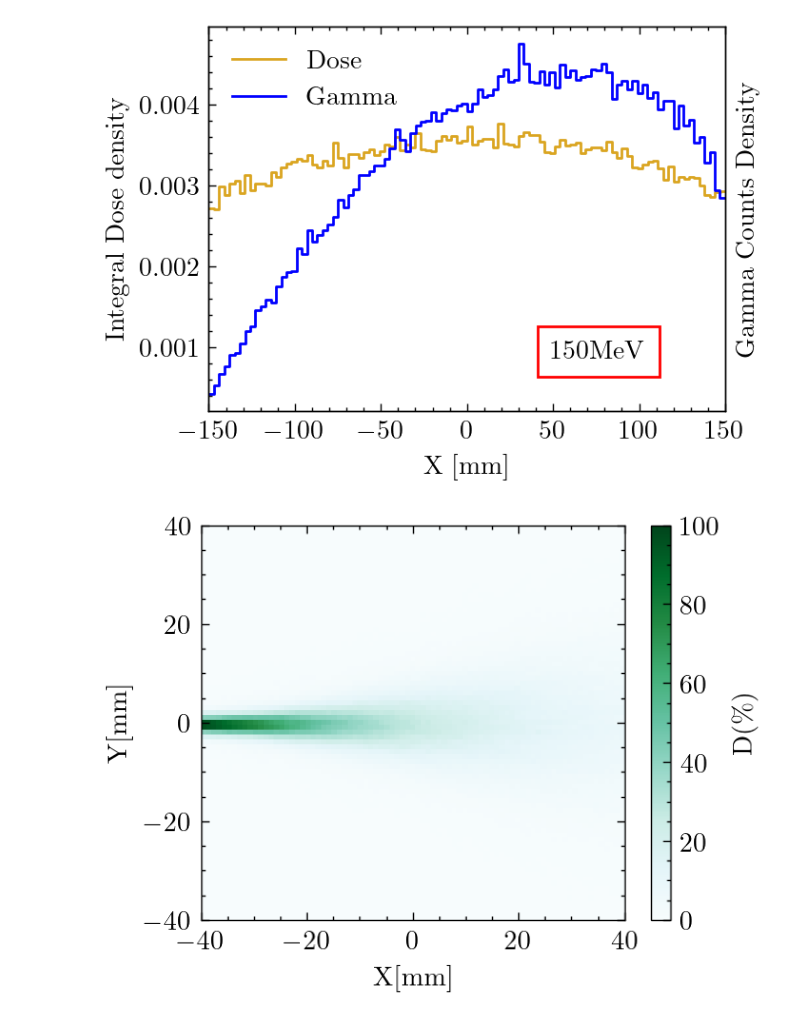
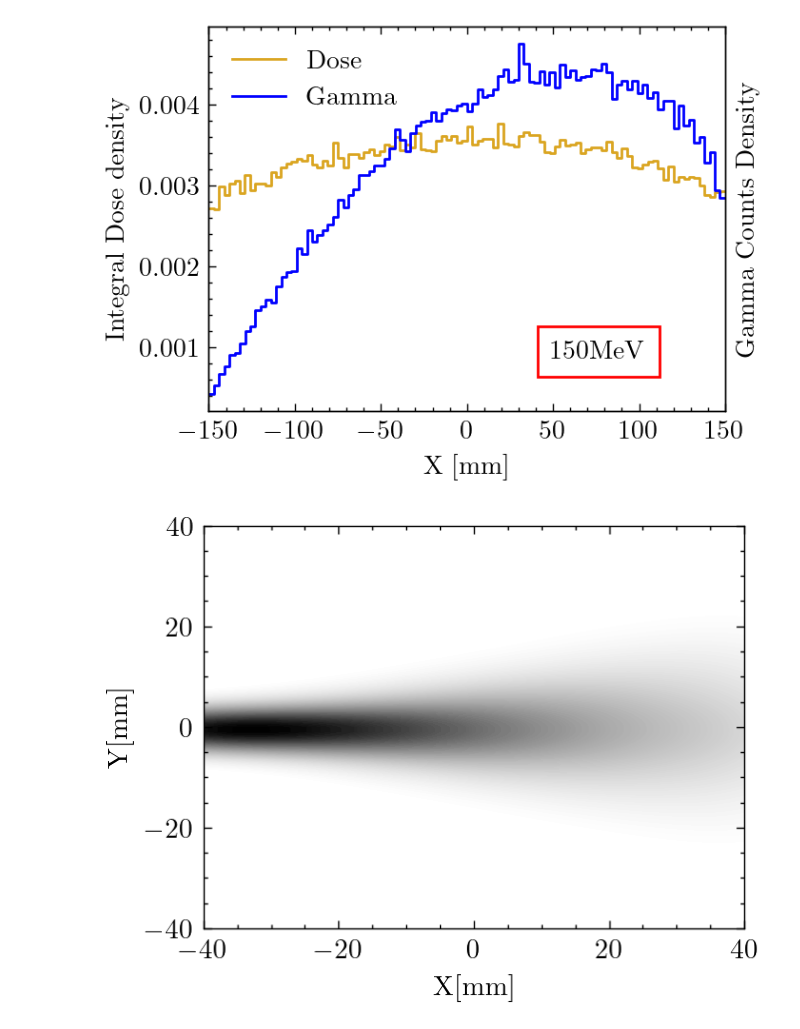
Before and after one commit to francescouni0/Online-Monitoring, a Jupyter notebook: Brem.ipynb, the cells around one changed output. Drawn from its saved outputs; the diff is of its cells as text; code cells hidden in the pictures.

```diff
--- a/Brem.ipynb
+++ b/Brem.ipynb
@@ -254,28 +258,26 @@ data = np.loadtxt("dati/postFrascati/edep2d.txt", delimiter=",")
 # %%
 import seaborn as sns
 fig, ax = plt.subplots()
 fig.dpi=200
 # Extract the x and y coordinates
 x = data[:, 0]
 y = data[:, 2]
 x=x-50
 y=y-50
 data[:,3]=(data[:,3]/np.max(data[:,3]))*100
 # Create a 2D histogram
-plt.hist2d(x=x, y=y, weights=data[:,3], bins=(100,100), cmap='BuGn',)
+sns.kdeplot(x=x, y=y, weights=data[:,3], cmap='binary',fill=True,thresh=0.05,levels=100)
 
 # Invert the x-axis
 
 # Add labels and title
 plt.xlabel('X[mm]')
 plt.ylabel('Y[mm]')
 plt.xlim(-40,40)
 plt.ylim(-40,40)
-cbar=plt.colorbar()
-cbar.set_label('D(\%)')
 
 
 
 plt.show()
 # %% [output]
-[figure, old version]
+[figure, new version]
```
Also changed, not shown: parts of 4 cells of this notebook, 3 other files.
